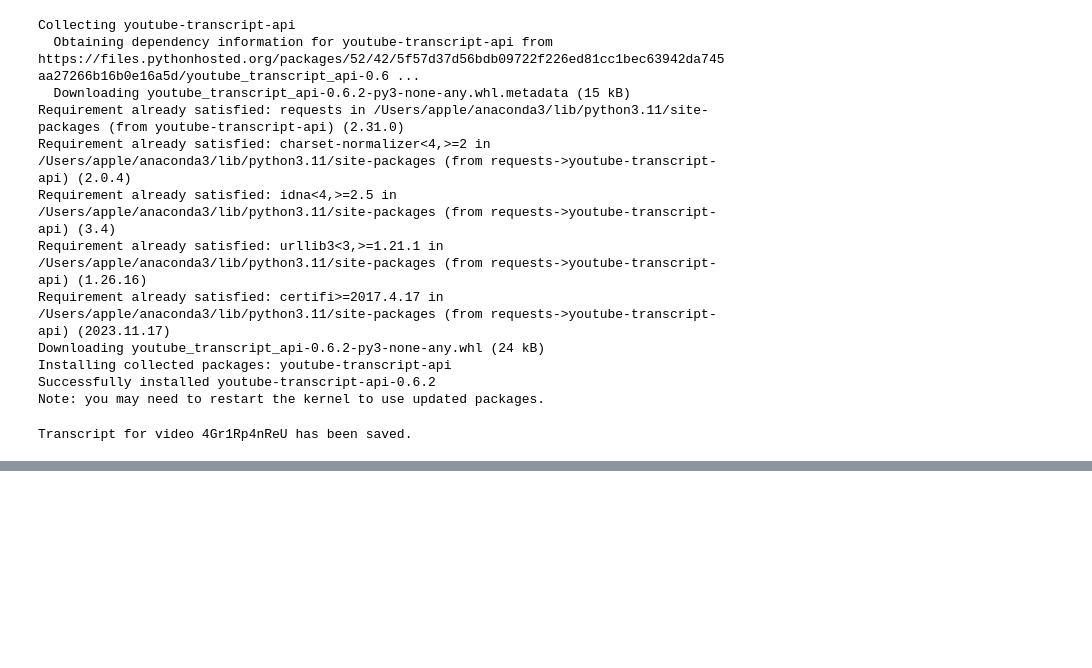
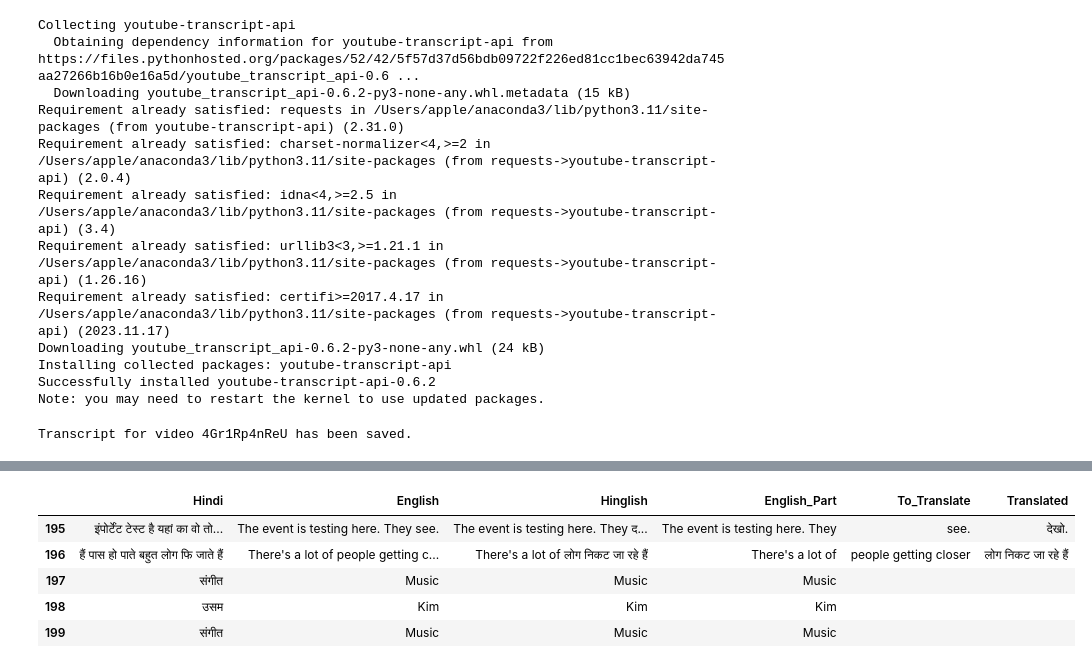
Before and after one commit to ukarthikvarmaCCT/Continous_Assessment_Sem_2, a Jupyter notebook: Untitled.ipynb, the cells around one changed output, grey strips where cells are left out. Saved outputs shown, nothing was run; the diff lists cells and outputs as text; code cells hidden in the pictures; blank space fills up the shorter version.

```diff
--- a/Untitled.ipynb
+++ b/Untitled.ipynb
@@ -41,0 +281,9 @@ Transcript for video 4Gr1Rp4nReU has been saved.
+# %%
+df_subtitles.tail()
+# %% [output]
+|  | Hindi | English | Hinglish | English_Part | To_Translate | Translated |
+| 195 | इंपोर्टेंट टेस्ट है यहां का वो तो... | The event is testing here. They see. | The event is testing here. They द... | The event is testing here. They | see. | देखो. |
+| 196 | हैं पास हो पाते बहुत लोग फि जाते हैं | There's a lot of people getting c... | There's a lot of लोग निकट जा रहे हैं | There's a lot of | people getting closer | लोग निकट जा रहे हैं |
+| 197 | संगीत | Music | Music | Music |  |  |
+| 198 | उसम | Kim | Kim | Kim |  |  |
+| 199 | संगीत | Music | Music | Music |  |  |
```
Also changed, not shown: parts of 10 cells of this notebook, 1 other file.
